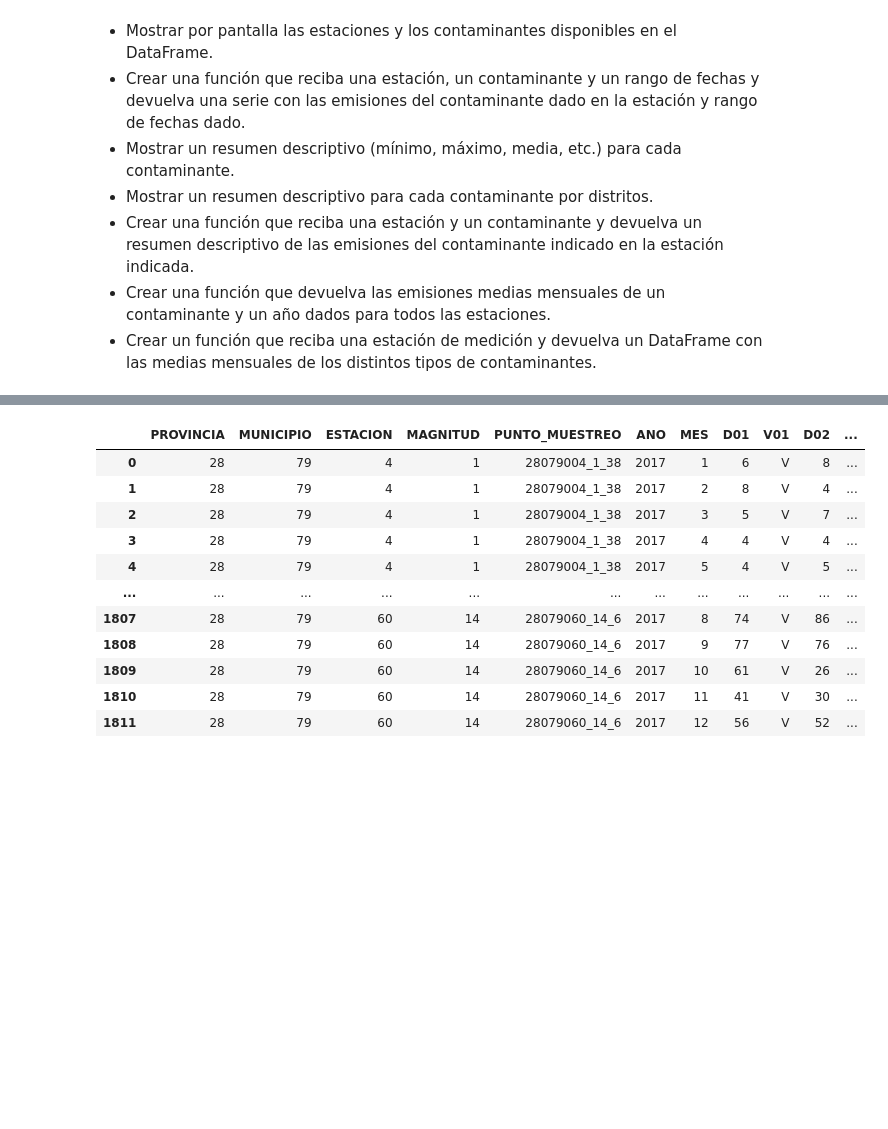
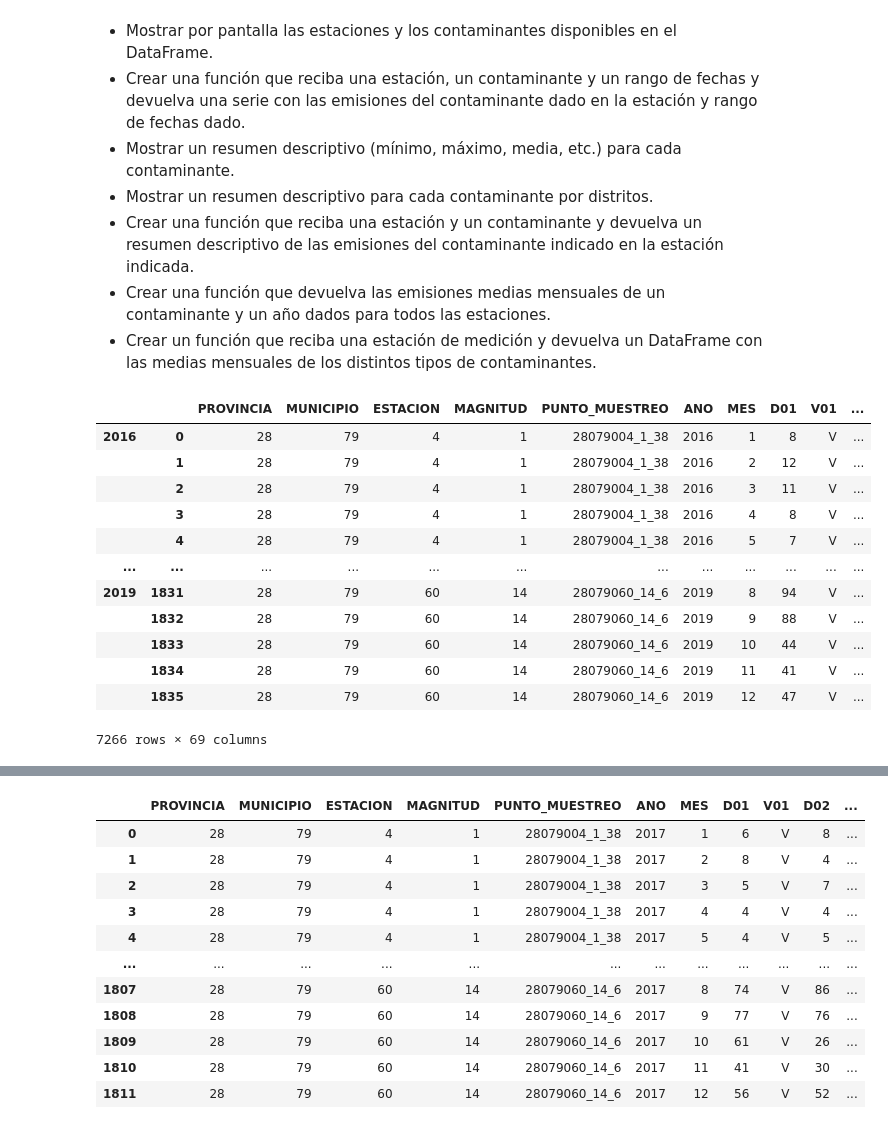
Before and after one commit to RaTon84/Pandas, a Jupyter notebook: Pandas.ipynb, the cells around one changed output, grey strips where cells are left out. Saved outputs shown, nothing was run; the diff lists cells and outputs as text; code cells hidden in the pictures; blank space fills up the shorter version.

```diff
--- a/Pandas.ipynb
+++ b/Pandas.ipynb
@@ -378,22 +378,33 @@ Escribir un programa con los siguientes requisitos:
 # %%
 # id_files
 a2016 = "1M2t8wSpqGUJr7vmF4OxbcDXZvjFWOypc"
 a2017 = "1O62H-DQzmT1oPDhGIVjR2MbbXpsK0ZKr"
 a2018 = "1MSSR05_N35tSW6-7ENW9PkzLhW45U04i"
 a2019 = "1FNe9duKkcK_H5HPOncdSRhw9zm7Edw_b"
-
 ficheros = [a2016,a2017,a2018,a2019]
 anio = 2016
 dfs = {}
 
+# guardo los df en un diccionario
 for fichero in ficheros:
   url = f'https://drive.google.com/uc?id={fichero}'
   df = pd.read_csv(url, sep=";", decimal=',',thousands='.')
   dfs[anio] = df
   anio += 1
 
-# dfs[0]
-
-# url = f'https://drive.google.com/uc?id={file_id}'
-# df_csv = pd.read_csv(url, sep=";", decimal=',',thousands='.', index_col=0)
-# df_csv
+df = pd.concat(dfs)
+df
+# %% [output]
+|  |  | PROVINCIA | MUNICIPIO | ESTACION | MAGNITUD | PUNTO_MUESTREO | ANO | MES | D01 | V01 | ... |
+| 2016 | 0 | 28 | 79 | 4 | 1 | 28079004_1_38 | 2016 | 1 | 8 | V | ... |
+|  | 1 | 28 | 79 | 4 | 1 | 28079004_1_38 | 2016 | 2 | 12 | V | ... |
+|  | 2 | 28 | 79 | 4 | 1 | 28079004_1_38 | 2016 | 3 | 11 | V | ... |
+|  | 3 | 28 | 79 | 4 | 1 | 28079004_1_38 | 2016 | 4 | 8 | V | ... |
+|  | 4 | 28 | 79 | 4 | 1 | 28079004_1_38 | 2016 | 5 | 7 | V | ... |
+| ... | ... | ... | ... | ... | ... | ... | ... | ... | ... | ... | ... |
+| 2019 | 1831 | 28 | 79 | 60 | 14 | 28079060_14_6 | 2019 | 8 | 94 | V | ... |
+|  | 1832 | 28 | 79 | 60 | 14 | 28079060_14_6 | 2019 | 9 | 88 | V | ... |
+|  | 1833 | 28 | 79 | 60 | 14 | 28079060_14_6 | 2019 | 10 | 44 | V | ... |
+|  | 1834 | 28 | 79 | 60 | 14 | 28079060_14_6 | 2019 | 11 | 41 | V | ... |
+|  | 1835 | 28 | 79 | 60 | 14 | 28079060_14_6 | 2019 | 12 | 47 | V | ... |
+7266 rows × 69 columns
```
Also changed, not shown: parts of 1 cell of this notebook.
